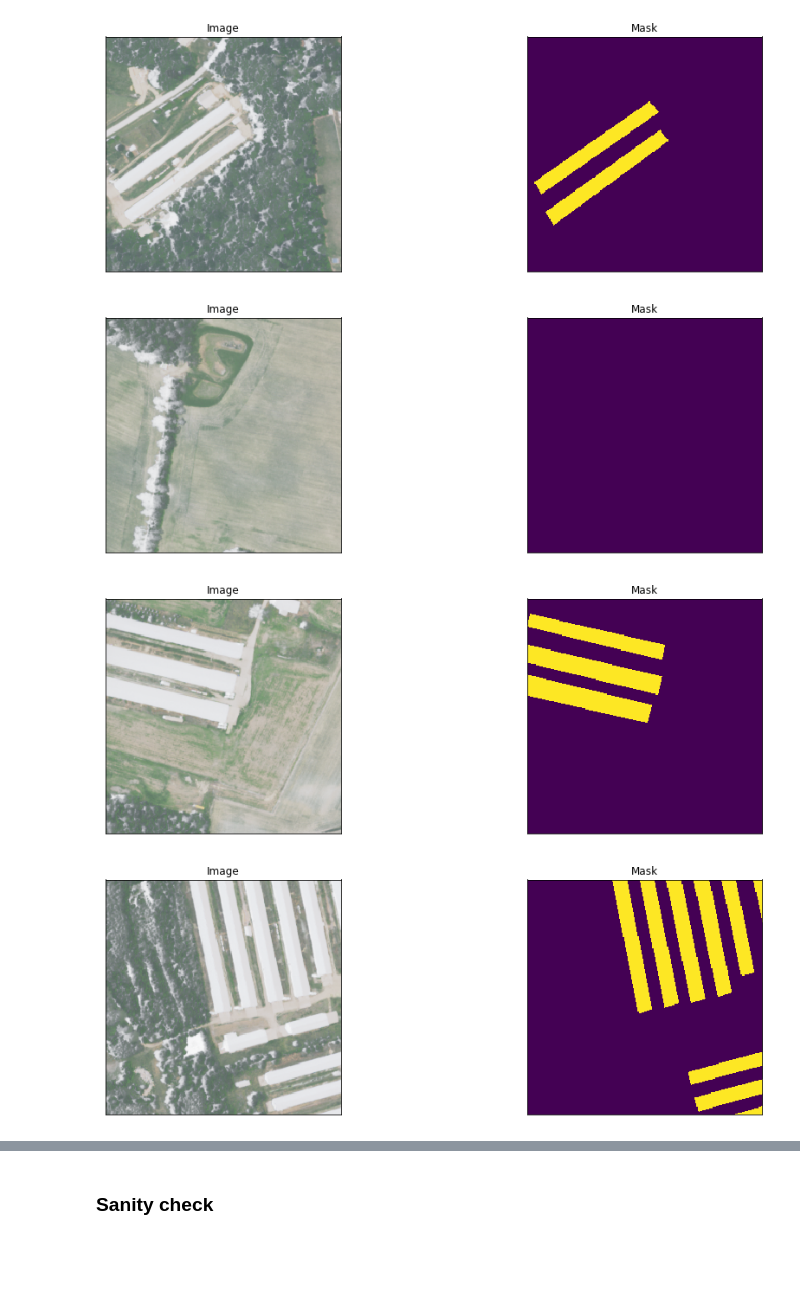
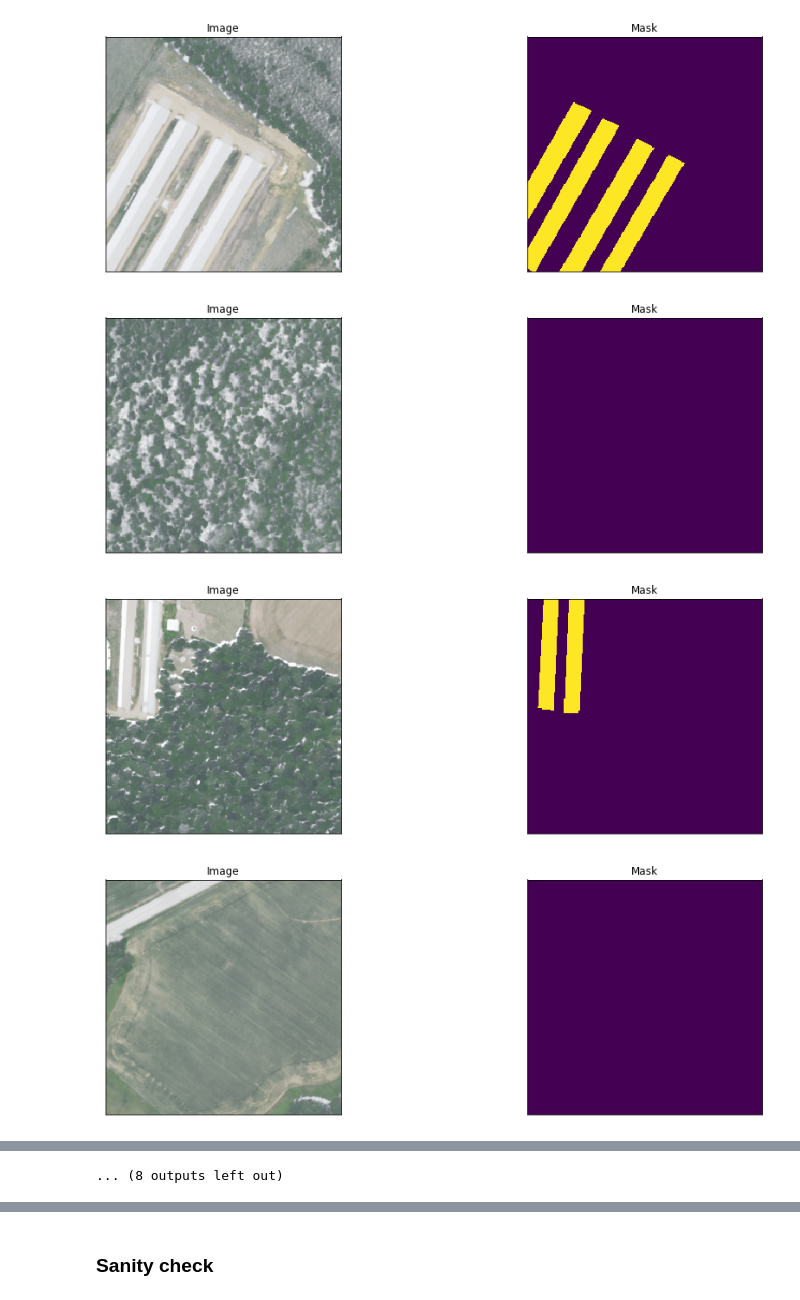
Before and after one commit to j-csc/landcover_scripts, a Jupyter notebook: notebooks/Test.ipynb, the cells around one changed output, grey strips where cells are left out. Cells and saved outputs as stored; diff of their text form; code cells hidden in the pictures; blank space fills up the shorter version.

```diff
--- a/notebooks/Test.ipynb
+++ b/notebooks/Test.ipynb
@@ -1,11 +17,4 @@
 # %%
-import keras
-import numpy as np
-import os
-import glob
-import matplotlib.pyplot as plt
-
-
 class ChickenDataGenerator(keras.utils.Sequence):
     def __init__(
         self,
@@ -18,6 +27,7 @@ class ChickenDataGenerator(keras.utils.Sequence):
         num_channels=4,
         num_classes=2,
         data_type="uint16",
+        rotation=False
     ):
         """Initialization"""
 
@@ -40,6 +50,7 @@ class ChickenDataGenerator(keras.utils.Sequence):
             self.steps_per_epoch = len(self.img_names)//batch_size # ??? probably handle last batch size
 
         self.shuffle = shuffle
+        self.rotation = rotation
 
         self.on_epoch_end()
 
@@ -74,9 +85,6 @@ class ChickenDataGenerator(keras.utils.Sequence):
         self.indices = np.arange(len(self.img_names))
         if self.shuffle:
             np.random.shuffle(self.indices)
-
-if __name__ == "__main__":
-    pass
 # %%
 # helper function for data visualization
 def visualize(**images):
@@ -91,10 +99,10 @@ def visualize(**images):
         plt.imshow(image)
     plt.show()
 # %%
-data_root = "../../../../data/jason/gen_data/balanced"
-random_data_root = "../../../../data/jason/gen_datas/random"
+data_root = "../../../../data/jason/train/balanced"
+random_data_root = "../../../../data/jason/train/random"
 
-region = "m_3807537_nw"
+region = "m_38075"
 
 train_generator = ChickenDataGenerator(
     dataset_dir=os.path.join(data_root, region, "train"),
@@ -106,6 +114,6 @@ test = train_generator[0]
 img_names = train_generator.img_names
 mask_names= train_generator.mask_names
 # %%
-for i in range(10):
+for i in range(20):
     visualize(image=test[0][i], mask=np.argmax(test[1][i],axis=2))
 # %% [output]
@@ -113,4 +121,4 @@ for i in range(10):
-[figure, old version]
+[figure, new version]
-[figure, old version]
+[figure, new version]
-[figure, old version]
+[figure, new version]
-[figure, old version]
+[figure, new version]
@@ -121,0 +132 @@ for i in range(10):
+... (8 outputs left out)
```
Also changed, not shown: parts of 13 cells of this notebook, 4 other files.
